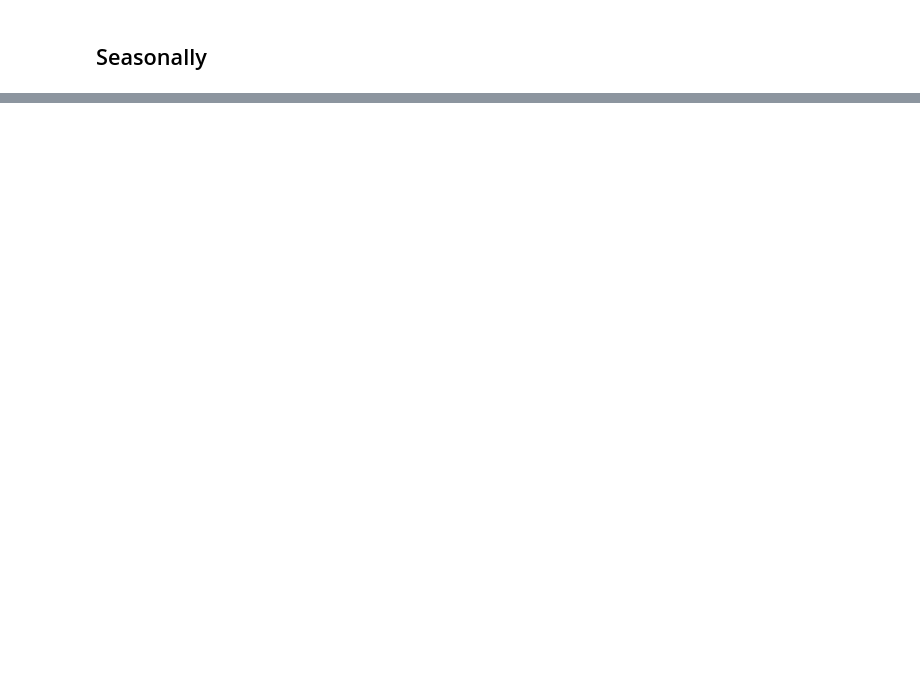
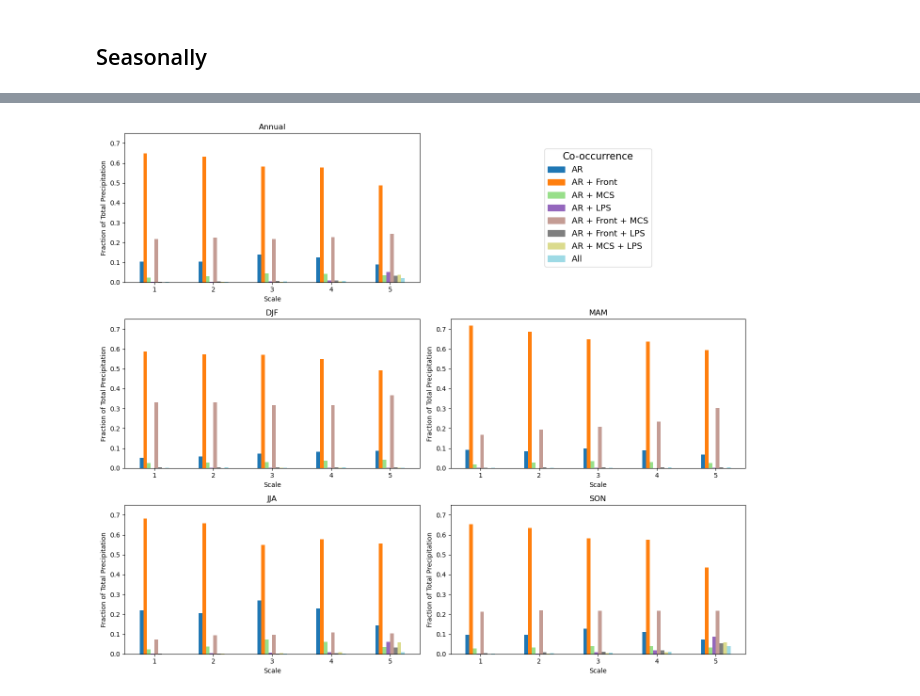
Before and after one commit to DKamnani/Co-occuring-Weather-Systems, a Jupyter notebook: Plot4.ipynb, the cells around one changed output, grey strips where cells are left out. Drawn from its saved outputs; the diff is of its cells as text; code cells hidden in the pictures; blank space fills up the shorter version.

```diff
--- a/Plot4.ipynb
+++ b/Plot4.ipynb
@@ -306,7 +468,7 @@ frac_all = frac_all.div(frac_all.sum(axis=1), axis=0)
 
 frac_all.plot(kind="bar", ax=axes[0], legend=False,
               color=[category_colors[c] for c in frac_all.columns])
-axes[0].set_xlabel("Category")
+axes[0].set_xlabel("Scale")
 axes[0].set_ylabel("Fraction of Total Precipitation")
 axes[0].set_title("Annual")
 axes[0].set_ylim(0, 0.75)
@@ -320,7 +482,7 @@ for i, season in enumerate(["DJF", "MAM"]):
     ax = axes[2 + i]
     frac.plot(kind="bar", ax=ax, legend=False,
               color=[category_colors[c] for c in frac.columns])
-    ax.set_xlabel("Category")
+    ax.set_xlabel("Scale")
     ax.set_ylabel("Fraction of Total Precipitation")
     ax.set_title(season)
     ax.set_ylim(0, 0.75)
@@ -334,38 +496,41 @@ for i, season in enumerate(["JJA", "SON"]):
     ax = axes[4 + i]
     frac.plot(kind="bar", ax=ax, legend=False,
               color=[category_colors[c] for c in frac.columns])
-    ax.set_xlabel("Category")
+    ax.set_xlabel("Scale")
     ax.set_ylabel("Fraction of Total Precipitation")
     ax.set_title(season)
     ax.set_ylim(0, 0.75)
 
 # --- Build legend content ---
 present_co = set(frac_all.columns)
 
 for season in ["DJF", "MAM", "JJA", "SON"]:
     df_tmp = df_season[df_season["season"] == season]
     frac_tmp = df_tmp.groupby(["category","cooccur"])["tp"].sum().unstack(fill_value=0)
     present_co |= set(frac_tmp.columns)
 
 handles = [plt.Rectangle((0,0),1,1, color=category_colors[c])
            for c in sorted(present_co)]
 labels = [label_index[c] for c in sorted(present_co)]
 
 # --- Legend panel ---
 axes[1].axis("off")
 axes[1].legend(
     handles,
     labels,
     title="Co-occurrence",
     loc="center",
     fontsize=13,
     title_fontsize=15,
     ncol=1
 )
-
+for ax in axes:
+    ax.tick_params(axis='x', labelrotation=0)
 plt.tight_layout()
 plt.savefig("Supplementary_Figure1.pdf", dpi=300, bbox_inches="tight")
 plt.show()
+# %% [output]
+[figure, added]
 # %%
 #Figure 4 Final
 import matplotlib.pyplot as plt
```
Also changed, not shown: parts of 14 cells of this notebook.
